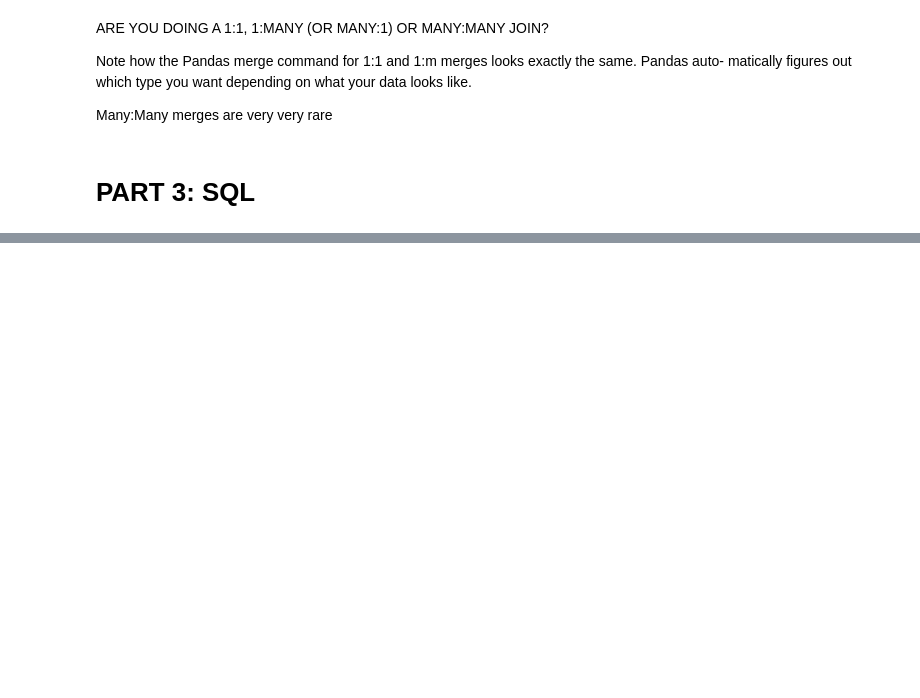
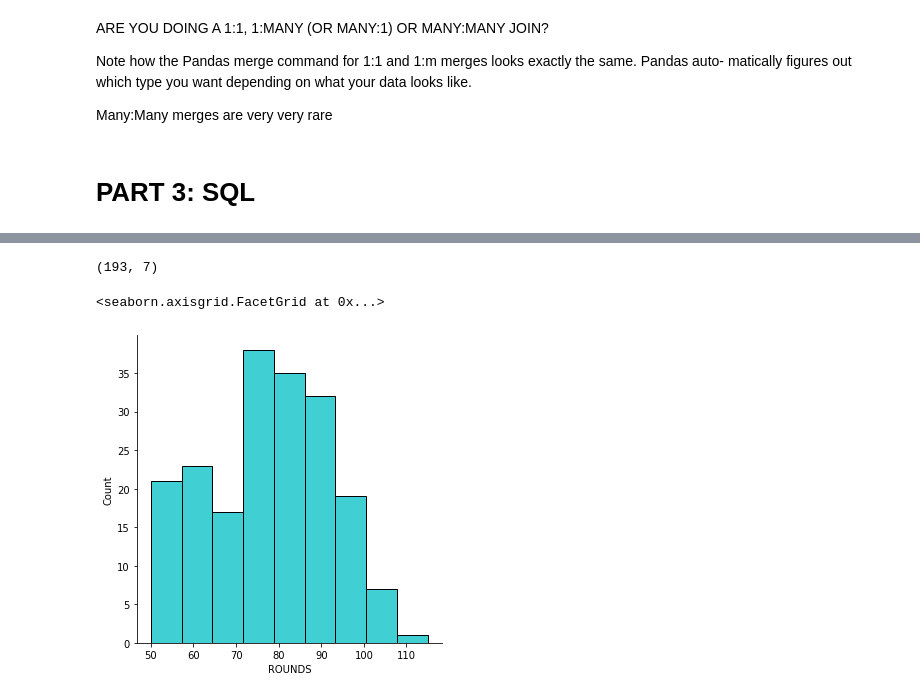
Before and after one commit to wcrowley342/leantocodefantasyfootball, a Jupyter notebook: Learn_to_code_with_fantasy_football_PANDAS.ipynb, the cells around one changed output, grey strips where cells are left out. Saved outputs shown, nothing was run; the diff lists cells and outputs as text; code cells hidden in the pictures; blank space fills up the shorter version.

```diff
--- a/Learn_to_code_with_fantasy_football_PANDAS.ipynb
+++ b/Learn_to_code_with_fantasy_football_PANDAS.ipynb
@@ -507,0 +596,7 @@ Many:Many merges are very very rare
+# %%
+import pandas as pd
+
+#use read_html function
+
+df = pd.read_html('https://www.pgatour.com/stats/stat.02564.y2022.html', header = 0)
+df
@@ -507,0 +641,18 @@ Many:Many merges are very very rare
+# %%
+df2022 = df[1]
+# %%
+df2022.shape
+# %% [output]
+(193, 7)
+# %%
+#quick EDA
+
+import seaborn as sns
+
+#create a simple histogram of rounds variable/column
+sns.displot(df2022.ROUNDS,
+            kde=False,
+            color = '#00BFC4')
+# %% [output]
+<seaborn.axisgrid.FacetGrid at 0x...>
+[figure, added]
```
Also changed, not shown: parts of 21 cells of this notebook.
